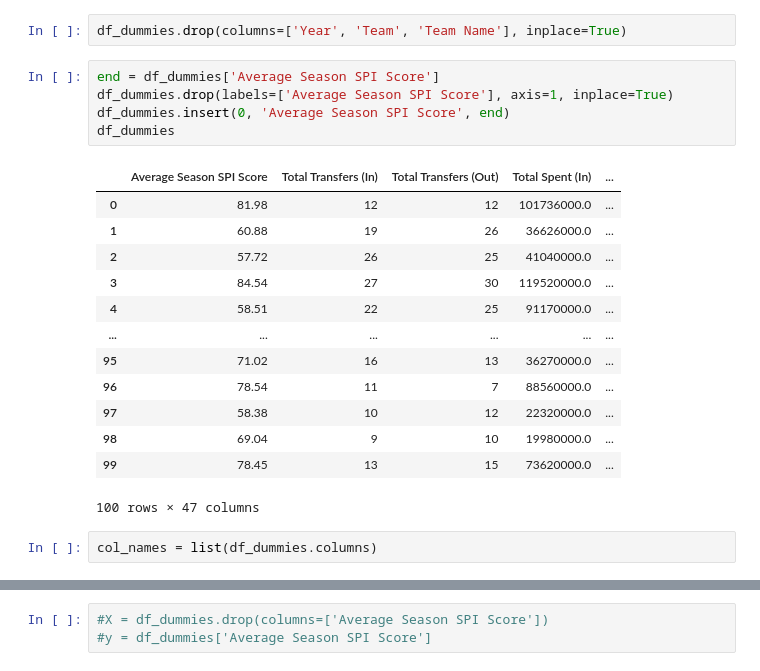
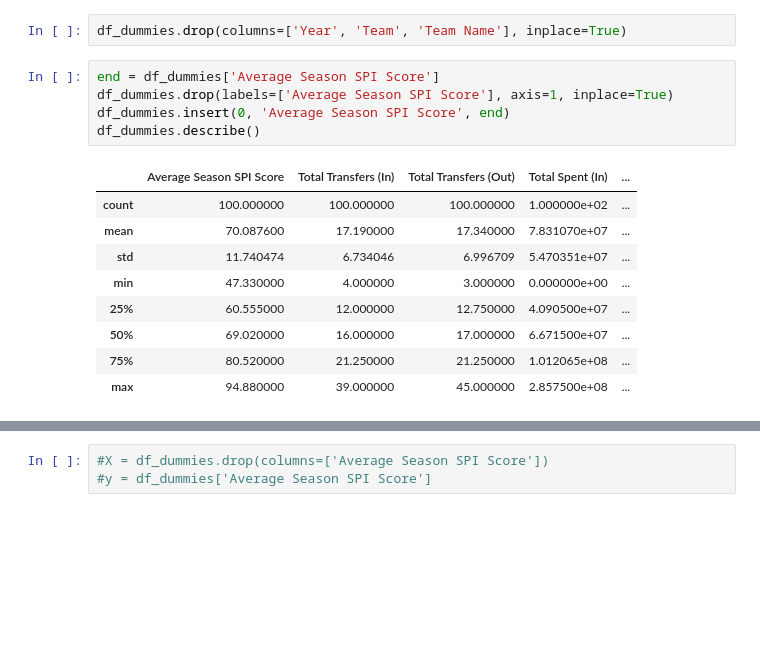
Before and after one commit to tdraths/transfers_capstone, a Jupyter notebook: notebooks/Pre-Processing and Modelling.ipynb, the cells around one changed output, grey strips where cells are left out. Cells and saved outputs as stored; diff of their text form; blank space fills up the shorter version.

```diff
--- a/notebooks/Pre-Processing and Modelling.ipynb
+++ b/notebooks/Pre-Processing and Modelling.ipynb
@@ -63,21 +60,15 @@ df_dummies.drop(columns=['Year', 'Team', 'Team Name'], inplace=True)
 # %%
 end = df_dummies['Average Season SPI Score']
 df_dummies.drop(labels=['Average Season SPI Score'], axis=1, inplace=True)
 df_dummies.insert(0, 'Average Season SPI Score', end)
-df_dummies
+df_dummies.describe()
 # %% [output]
 |  | Average Season SPI Score | Total Transfers (In) | Total Transfers (Out) | Total Spent (In) | ... |
-| 0 | 81.98 | 12 | 12 | 101736000.0 | ... |
-| 1 | 60.88 | 19 | 26 | 36626000.0 | ... |
-| 2 | 57.72 | 26 | 25 | 41040000.0 | ... |
-| 3 | 84.54 | 27 | 30 | 119520000.0 | ... |
-| 4 | 58.51 | 22 | 25 | 91170000.0 | ... |
-| ... | ... | ... | ... | ... | ... |
-| 95 | 71.02 | 16 | 13 | 36270000.0 | ... |
-| 96 | 78.54 | 11 | 7 | 88560000.0 | ... |
-| 97 | 58.38 | 10 | 12 | 22320000.0 | ... |
-| 98 | 69.04 | 9 | 10 | 19980000.0 | ... |
-| 99 | 78.45 | 13 | 15 | 73620000.0 | ... |
+| count | 100.000000 | 100.000000 | 100.000000 | 1.000000e+02 | ... |
+| mean | 70.087600 | 17.190000 | 17.340000 | 7.831070e+07 | ... |
+| std | 11.740474 | 6.734046 | 6.996709 | 5.470351e+07 | ... |
+| min | 47.330000 | 4.000000 | 3.000000 | 0.000000e+00 | ... |
+| 25% | 60.555000 | 12.000000 | 12.750000 | 4.090500e+07 | ... |
+| 50% | 69.020000 | 16.000000 | 17.000000 | 6.671500e+07 | ... |
+| 75% | 80.520000 | 21.250000 | 21.250000 | 1.012065e+08 | ... |
+| max | 94.880000 | 39.000000 | 45.000000 | 2.857500e+08 | ... |
-100 rows × 47 columns
-# %%
-col_names = list(df_dummies.columns)
```
Also changed, not shown: parts of 28 cells of this notebook.
